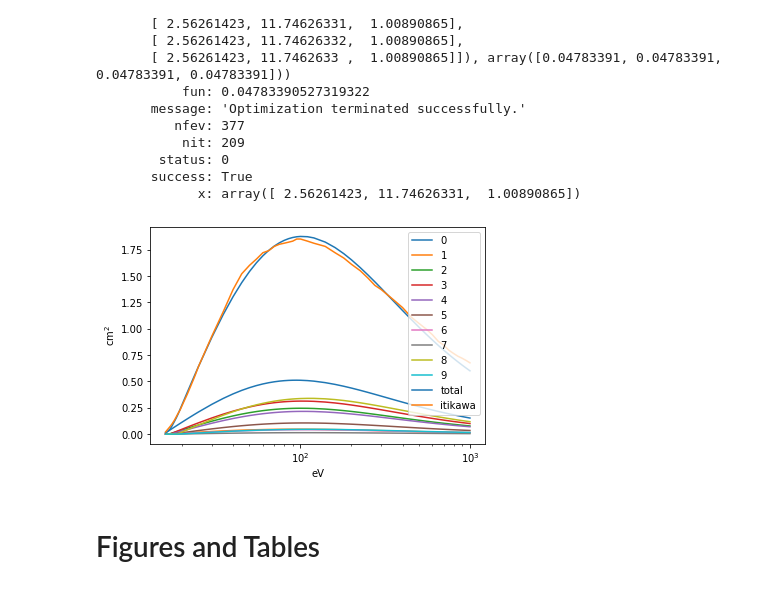
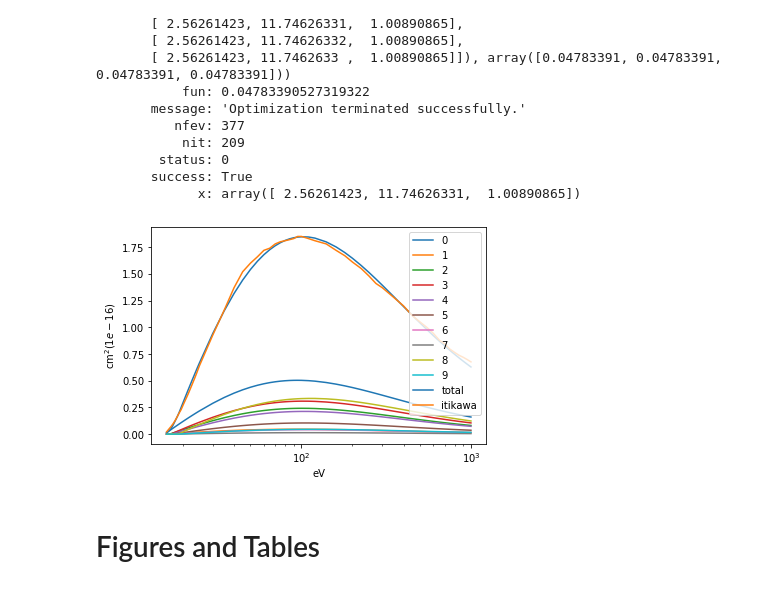
Before and after one commit to USNavalResearchLaboratory/nepc, a Jupyter notebook: nepc/methods/pcs/pcs-optimize.ipynb, the cells around one changed output. Cells and saved outputs as stored; diff of their text form; code cells hidden in the pictures.

```diff
--- a/nepc/methods/pcs/pcs-optimize.ipynb
+++ b/nepc/methods/pcs/pcs-optimize.ipynb
@@ -13,0 +16,31 @@ from numpy import exp
+# %%
+import csv
+SHEMANSKY = []
+with open('shemansky.csv', newline='') as csvfile:
+    data = csv.reader(csvfile, delimiter=',', quoting=csv.QUOTE_NONNUMERIC)
+    for row in data:
+        SHEMANSKY.append(row)
+
+for i in np.arange(55, 67):
+    SHEMANSKY[i].insert(1, 0.0)
+
+INCIDENT_ENERGY_SHE = []
+SHEMANSKY_OBS = []
+SHEMANSKY_MODEL = []
+SHEMANSKY_XX = []
+SHEMANSKY_XA =[]
+SHEMANSKY_XB = []
+
+for i in np.arange(67):
+    INCIDENT_ENERGY_SHE.append(SHEMANSKY[i][0])
+    SHEMANSKY_OBS.append(SHEMANSKY[i][1])
+    SHEMANSKY_MODEL.append(SHEMANSKY[i][2])
+    SHEMANSKY_XX.append(SHEMANSKY[i][3])
+    SHEMANSKY_XA.append(SHEMANSKY[i][4])
+    SHEMANSKY_XB.append(SHEMANSKY[i][5])
+INCIDENT_ENERGY_SHE = np.asarray(INCIDENT_ENERGY_SHE)
+SHEMANSKY_OBS = np.asarray(SHEMANSKY_OBS)/100
+SHEMANSKY_MODEL = np.asarray(SHEMANSKY_MODEL)/100
+SHEMANSKY_XX = np.asarray(SHEMANSKY_XX)/100
+SHEMANSKY_XA = np.asarray(SHEMANSKY_XA)/100
+SHEMANSKY_XB = np.asarray(SHEMANSKY_XB)/100
@@ -107,9 +170,9 @@ def compute_pcs_array(a, b, c):
 # %% [markdown]
 # Initial guess for universal function parameters
 # %%
-a=np.zeros(10)+2.376 #2.6
-b=9.096 #9.2
-c=1.526 #2.4
+a=np.zeros(10)+2.5626 #2.6
+b=11.7463 #9.2
+c=1.0089 #2.4
 # %%
 max_vpp = [1,5,1]
 # %%
@@ -180,15 +229,15 @@ Optimization terminated successfully.
 # %%
 fig1, ax1 = plt.subplots(1)
 for i in range(len(ee_pcs)):
     ax1.plot(INCIDENT_ENERGY, ee_pcs[i]*1.0E20, label='{}'.format(i))
 ax1.plot(INCIDENT_ENERGY, np.sum(ee_pcs*1.0E20, axis=0), label='total')
 ax1.plot(INCIDENT_ENERGY, ITIKAWA, label='itikawa')
 ax1.set_xscale('log')
-ax1.set_ylabel('cm$^2$')
+ax1.set_ylabel('cm$^2 (1e-16)$')
 ax1.set_xlabel('eV')
 ax1.legend()
 plt.show()
 # %% [output]
-[figure, old version]
+[figure, new version]
 # %% [markdown]
 # Figures and Tables
```
Also changed, not shown: parts of 25 cells of this notebook, 1 other file.
